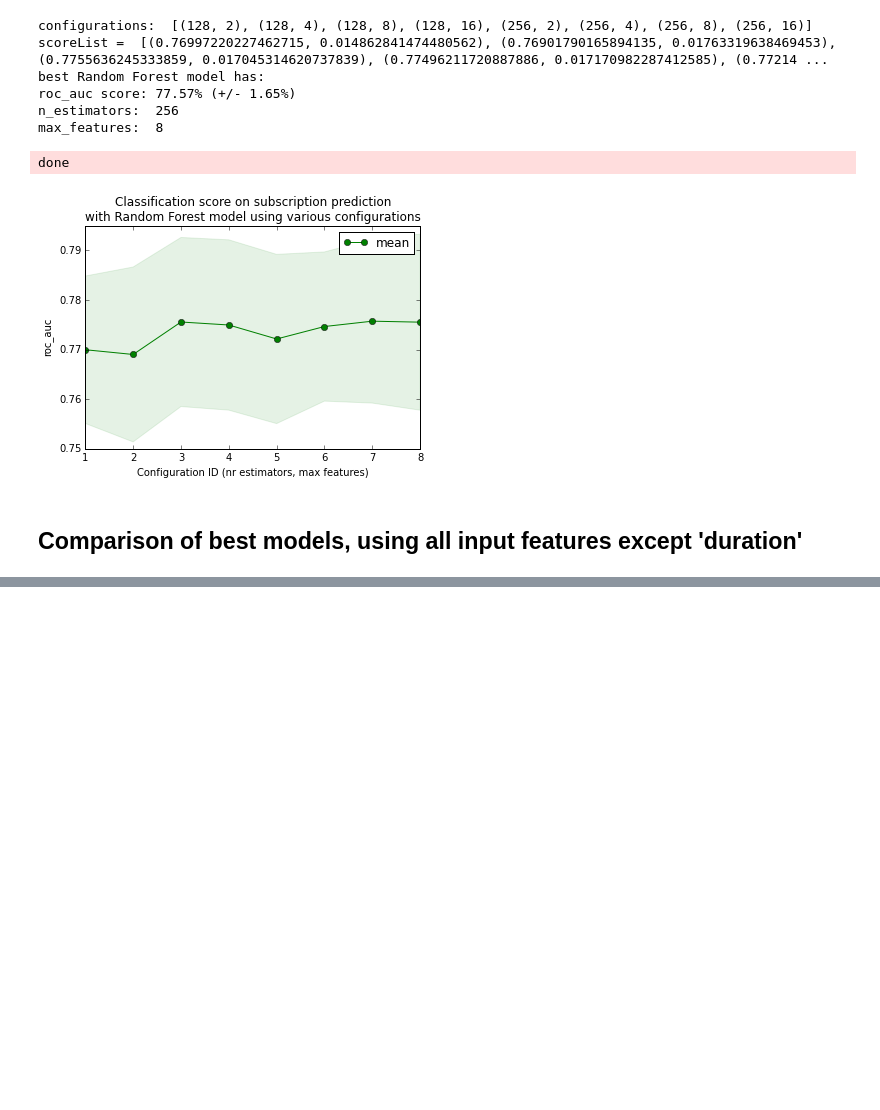
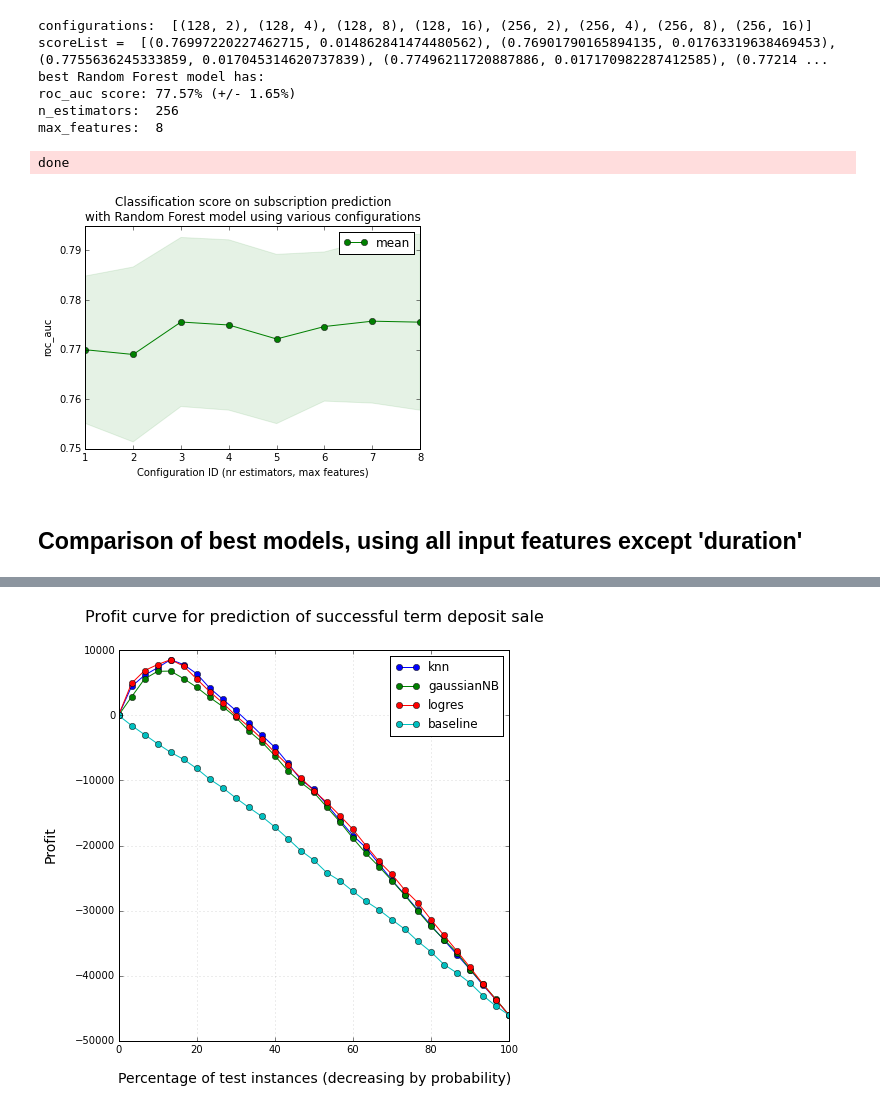
Before and after one commit to fdurant/mcnulty_banking, a Jupyter notebook: project_mcnulty_banking.ipynb, the cells around one changed output, grey strips where cells are left out. Drawn from its saved outputs; the diff is of its cells as text; code cells hidden in the pictures; blank space fills up the shorter version.

```diff
--- a/project_mcnulty_banking.ipynb
+++ b/project_mcnulty_banking.ipynb
@@ -587,0 +594,94 @@ interact(plotLiftCurve, numberOfPercentiles=(5, 20), figSize=(5,10))
+# %%
+def calculateProfit(sortedProbsAndTrueLabels,
+                    costPerContact=10,
+                    revenuePerContact=50,
+                    nrPercentiles=20,
+                    posLabel=1):
+    ''' Input is a list of tuples containing (prob, true label), sorted in descending order per prob
+        Output is a list containing tuples of the form
+        (percentOfTargetPopulationInThisPercentile,
+         cumulative revenue,
+         cumulative cost,
+         cumulative profit,
+         revenue for this percentile,
+         cost for this percentile,
+         profit for this percentile)
+    '''
+    assert(costPerContact >= 0.0), "costPerContact is expressed as a positive float"
+    assert(revenuePerContact >= 0.0), "costPerContact is expressed as a positive float"
+    numberOfPositiveInstances = len([x for x in sortedProbsAndTrueLabels if x[1] == posLabel])
+    percentileSplitOfInstances = [np_array.tolist() for np_array in np.array_split(np.array([x[1] for x in sortedProbsAndTrueLabels]), nrPercentiles)]
+#    print "len(percentileSplitOfInstances) = ", len(percentileSplitOfInstances)
+#    print "percentileSplitOfInstances[0:2] = ", percentileSplitOfInstances[0:2]
+    result = [(0.0,0.0,0.0,0.0,0.0,0.0,0.0)]
+    cumulativeCost = 0.0
+    cumulativeRevenue = 0.0
+    cumulativeProfit = 0.0
+    for c in range(len(percentileSplitOfInstances)):
+        percentile = percentileSplitOfInstances[c]
+        nrPositivesInPercentile = len([x for x in percentile if x == posLabel])
+        nrNegativesInPercentile = len(percentile) - nrPositivesInPercentile
+        assert(nrPositivesInPercentile + nrNegativesInPercentile == len(percentile))
+        assert(len(percentile) > 0)
+        p = float(c+1)/float(nrPercentiles)
+        costThisPercentile = costPerContact * (nrPositivesInPercentile + nrNegativesInPercentile)
+        revenueThisPercentile = revenuePerContact * nrPositivesInPercentile
+        profitThisPercentile = revenueThisPercentile - costThisPercentile
+        cumulativeRevenue = cumulativeRevenue + revenueThisPercentile
+        cumulativeCost = cumulativeCost + costThisPercentile
+        cumulativeProfit = cumulativeProfit + profitThisPercentile
+        result.append((p, cumulativeRevenue, cumulativeCost, cumulativeProfit, revenueThisPercentile, costThisPercentile, profitThisPercentile))
+    return result
+
+def plotProfitCurve(costPerContact=5, revenuePerContact=15, numberOfPercentiles=10, figSize=7):
+    # Define some CSS to control our custom labels
+    css = """
+table {
+  border-collapse: collapse;
+}
+th {
+  color: #ffffff;
+  background-color: #000000;
+}
+td {
+  padding: 2px;
+  background-color: #cccccc;
+}
+table, th, td {
+  font-family:Arial, Helvetica, sans-serif;
+  border: 1px solid black;
+  text-align: right;
+}
+"""
+
+    profitCurveFigure, ax = plt.subplots(figsize=(figSize,figSize))
+    ax.grid(True, alpha=0.3)
+    ax.set_autoscaley_on(True)
+    for modelName, probs in finalPredictions.iteritems():
+        modelNameShort = re.split("\s+", modelName)[0]
+        y_probs = [x[1] for x in finalPredictions[modelName]['test']]
+        sortedProbsAndTrueLabels = sortTestSetByProbability(y_test,y_probs)
+        profits = calculateProfit(sortedProbsAndTrueLabels,
+                                  costPerContact=costPerContact,
+                                  revenuePerContact=revenuePerContact,
+                                  nrPercentiles=numberOfPercentiles,
+                                  posLabel=1)
+        xPerc = [x[0]*100 for x in profits]
+        yProfit = [x[3] for x in profits]
+        points = ax.plot(xPerc, yProfit, 'o-', label="%s" % modelNameShort)
+        labels = ["<table><th colspan='2'>%s</th><tr><td>the first</td><td>%2.1f%%</td></tr><tr><td>cum. profit</td><td>%.0f</td></tr><tr><td>interval profit</td><td>%.0f</td></tr></table>" % (modelNameShort, xPerc[i],yProfit[i], profits[i][6]) for i in range(len(yProfit))]
+        mpld3.plugins.connect(profitCurveFigure, mpld3.plugins.PointHTMLTooltip(points[0],labels=labels, css=css))
+#        print "%s: " % modelNameShort, profits
+    ax.set_title("Profit curve for prediction of successful term deposit sale", y=1.06, fontsize=14 + log(figSize))
+    ax.set_xlabel("Percentage of test instances (decreasing by probability)", labelpad=15 + log(figSize), fontsize=12 + log(figSize))
+    ax.set_ylabel("Profit", labelpad=15 + log(figSize), fontsize=12 + log(figSize))
+    plt.legend(loc=1)
+    plt.show()
+    return profitCurveFigure
+
+from IPython.html.widgets import interact, fixed
+
+mpld3.save_html(plotProfitCurve(costPerContact=10, revenuePerContact=50, numberOfPercentiles=20, figSize=9), "plotLiftCurveBanking.html", figid="Lift_Curve_Banking")
+interact(plotProfitCurve, costPerContact=(10,50), revenuePerContact=(20,100), numberOfPercentiles=(10, 50), figSize=(5,10))
+# %% [output]
+[figure, added]
```
Also changed, not shown: parts of 9 cells of this notebook.
